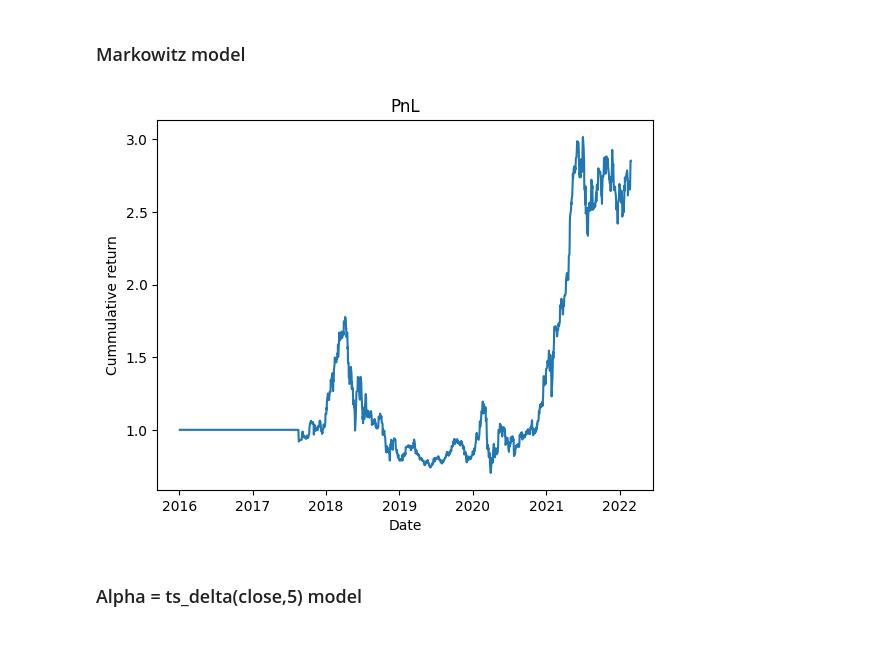
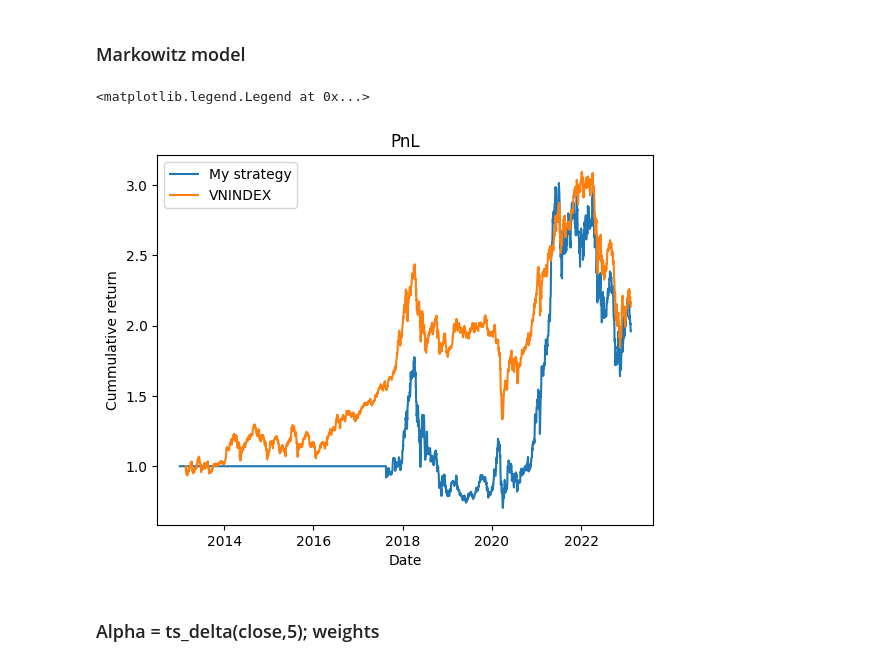
Before and after one commit to khanhtrinh2003/VN30-Strategy, a Jupyter notebook: main.ipynb, the cells around one changed output. Saved outputs shown, nothing was run; the diff lists cells and outputs as text; code cells hidden in the pictures.

```diff
--- a/main.ipynb
+++ b/main.ipynb
@@ -21,13 +21,19 @@ close= pd.concat(frame).pivot_table(values="Close", columns="ticker", index="Tra
 ### Markowitz model
 # %%
 w = marko_weights(close)
-# %%
-a = Simresult(w,returns=close.pct_change())
-a.plot_pnl()
-# %% [output]
-[figure, removed]
+# %%
+a = Simresult(w,returns=close.pct_change())
+a.plot_pnl()
+
+m=get_index_series(index_code='VNINDEX', time_range='TenYears')
+m["i"]=pd.to_datetime(m["tradingDate"])
+plt.plot(m["i"],np.cumprod(m["indexValue"].pct_change()+1), label="VNINDEX")
+plt.legend()
+# %% [output]
+<matplotlib.legend.Legend at 0x...>
+[figure, added]
 # %% [markdown]
-### Alpha = ts_delta(close,5) model
+### Alpha = ts_delta(close,5); weights
 # %%
 lag = 5
 close_t5=close-close.shift(lag)
```
Also changed, not shown: parts of 13 cells of this notebook, 1 other file.
